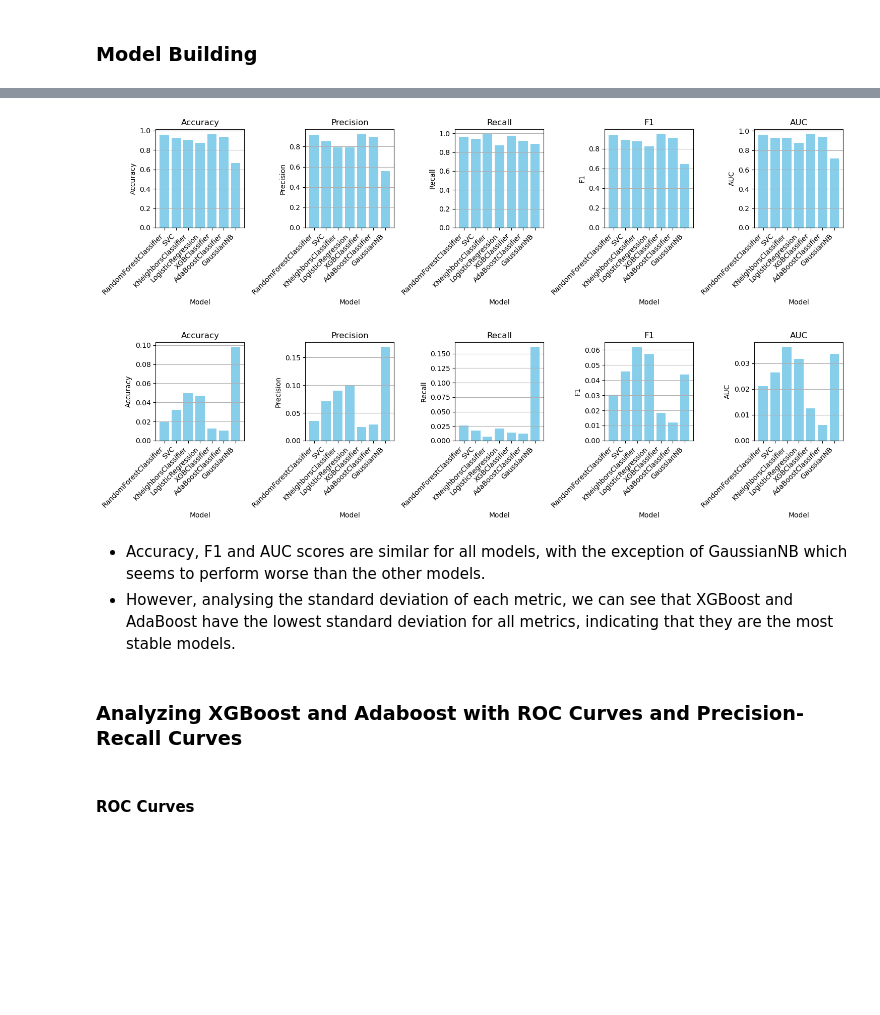
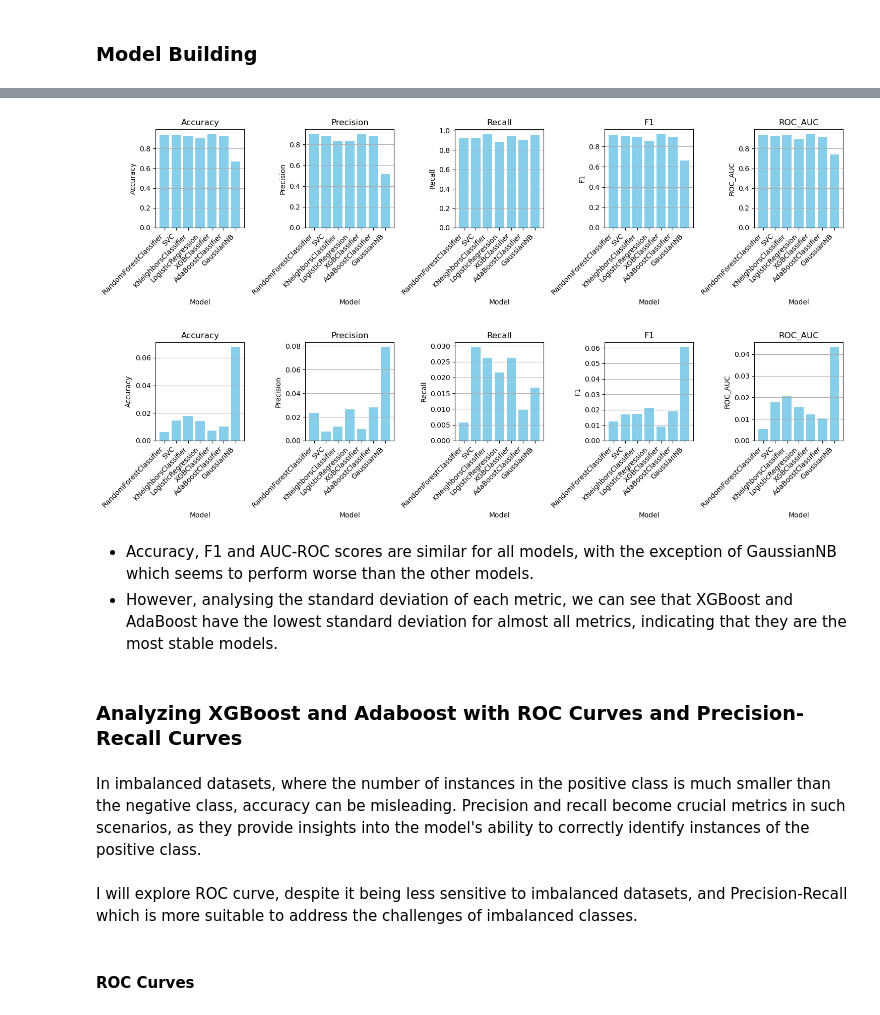
Before and after one commit to AndreCatarino/Financial-Distress-Prediction, a Jupyter notebook: docs/04_modelling.ipynb, the cells around one changed output, grey strips where cells are left out. Drawn from its saved outputs; the diff is of its cells as text; code cells hidden in the pictures; blank space fills up the shorter version.

```diff
--- a/docs/04_modelling.ipynb
+++ b/docs/04_modelling.ipynb
@@ -12,6 +12,7 @@ import cross_validator
 import model
 import pandas as pd
 import numpy as np
+from numpy import argmax
 import matplotlib.pyplot as plt
 import pickle as pkl
 from sklearn.model_selection import train_test_split
@@ -27,12 +28,13 @@ from sklearn.metrics import roc_curve
 from sklearn.metrics import roc_auc_score
 from sklearn.metrics import precision_recall_curve
 from sklearn.metrics import f1_score
+from sklearn.metrics import auc
 from xgboost import XGBClassifier
 import warnings
 warnings.filterwarnings('ignore')
 
 # Load processed data
-data: pd.DataFrame = utils.load_preprocessed_data("../data/processed/financial_data_processed.pkl")
+data: pd.DataFrame = utils.load_preprocessed_data("../data/processed/financial_data_processed_sampled.pkl")
 
 # Data preprocessing object
 processor = data_processor.DataProcessor(data)
@@ -59,15 +61,15 @@ auc_list = []
 model_names = []
 
 for model in models:
-    accuracy, precision, recall, f1, auc = tscv.evaluate(model)
+    accuracy, precision, recall, f1, auc_score = tscv.evaluate(model, return_model=False)
     accuracy_list.append(accuracy)
     precision_list.append(precision)
     recall_list.append(recall)
     f1_list.append(f1)
-    auc_list.append(auc)
+    auc_list.append(auc_score)
     model_names.append(model.__class__.__name__)
 
 # Create dataframe with all metrics
-metrics_df = pd.DataFrame({'Model': model_names, 'Accuracy': accuracy_list, 'Precision': precision_list, 'Recall': recall_list, 'F1': f1_list, 'AUC': auc_list})
+metrics_df = pd.DataFrame({'Model': model_names, 'Accuracy': accuracy_list, 'Precision': precision_list, 'Recall': recall_list, 'F1': f1_list, 'ROC_AUC': auc_list})
 metrics_df
 # %% [output]
@@ -82,24 +83,0 @@ metrics_df
-# %%
-models = [RandomForestClassifier(), SVC(), KNeighborsClassifier(), LogisticRegression(), xgb.XGBClassifier(), AdaBoostClassifier(), GaussianNB()]
-
-
-# Evaluate models using TimeSeriesCrossValidator
-accuracy_list = []
-precision_list = []
-recall_list = []
-f1_list = []
-auc_list = []
-model_names = []
-
-for model in models:
-    accuracy, precision, recall, f1, auc = tscv.evaluate(model)
-    accuracy_list.append(accuracy)
-    precision_list.append(precision)
-    recall_list.append(recall)
-    f1_list.append(f1)
-    auc_list.append(auc)
-    model_names.append(model.__class__.__name__)
-
-# Create dataframe with all metrics
-metrics_df = pd.DataFrame({'Model': model_names, 'Accuracy': accuracy_list, 'Precision': precision_list, 'Recall': recall_list, 'F1': f1_list, 'AUC': auc_list})
-metrics_df
@@ -115,28 +84,28 @@ metrics_df
 # %%
 # Create subplots for each metric
 fig, axes = plt.subplots(1, 5, figsize=(15, 4))
 
-metrics = ['Accuracy', 'Precision', 'Recall', 'F1', 'AUC']
+metrics = ['Accuracy', 'Precision', 'Recall', 'F1', 'ROC_AUC']
 
 for i, metric in enumerate(metrics):
     ax = axes[i]
     ax.bar(metrics_df['Model'], metrics_df[metric].apply(lambda x: np.mean(x)), color='skyblue')
     ax.set_title(metric)
     ax.set_xlabel('Model')
     ax.set_ylabel(metric)
     ax.set_xticklabels(metrics_df['Model'], rotation=45, ha='right')
     ax.yaxis.grid()
 
 # Adjust the layout to avoid overlapping titles
 plt.tight_layout()
 
 # Save the plot
 plt.savefig('../plots/metrics_mean.png')
 
 # Show the plot
 plt.show()
 # %% [output]
-[figure, old version]
+[figure, new version]
 # %%
 # plot standard deviation of each metric
 fig, axes = plt.subplots(1, 5, figsize=(15, 4))
@@ -159,9 +128,13 @@ plt.savefig('../plots/metrics_std.png')
 # Show the plot
 plt.show()
 # %% [output]
-[figure, old version]
+[figure, new version]
 # %% [markdown]
-- Accuracy, F1 and AUC scores are similar for all models, with the exception of GaussianNB which seems to perform worse than the other models.
-- However, analysing the standard deviation of each metric, we can see that XGBoost and AdaBoost have the lowest standard deviation for all metrics, indicating that they are the most stable models.
+- Accuracy, F1 and AUC-ROC scores are similar for all models, with the exception of GaussianNB which seems to perform worse than the other models.
+- However, analysing the standard deviation of each metric, we can see that XGBoost and AdaBoost have the lowest standard deviation for almost all metrics, indicating that they are the most stable models.
 # %% [markdown]
 ### Analyzing XGBoost and Adaboost with ROC Curves and Precision-Recall Curves
+# %% [markdown]
+In imbalanced datasets, where the number of instances in the positive class is much smaller than the negative class, accuracy can be misleading. Precision and recall become crucial metrics in such scenarios, as they provide insights into the model's ability to correctly identify instances of the positive class.
+# %% [markdown]
+I will explore ROC curve, despite it being less sensitive to imbalanced datasets, and Precision-Recall which is more suitable to address the challenges of imbalanced classes.
```
Also changed, not shown: parts of 14 cells of this notebook, 11 other files.
